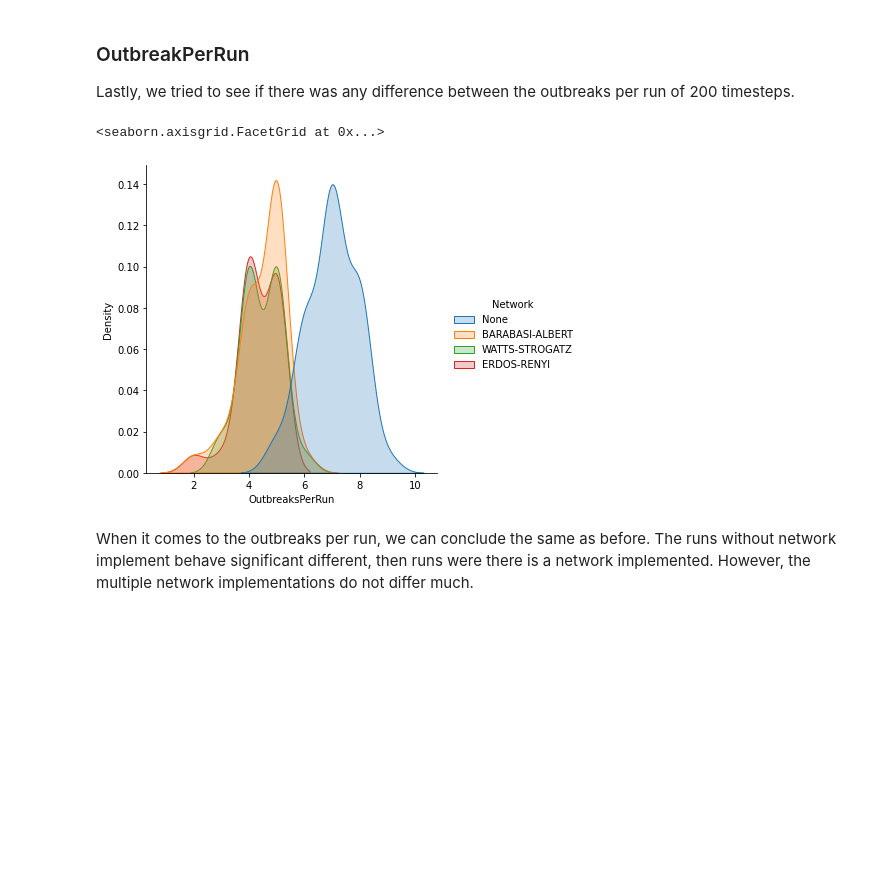
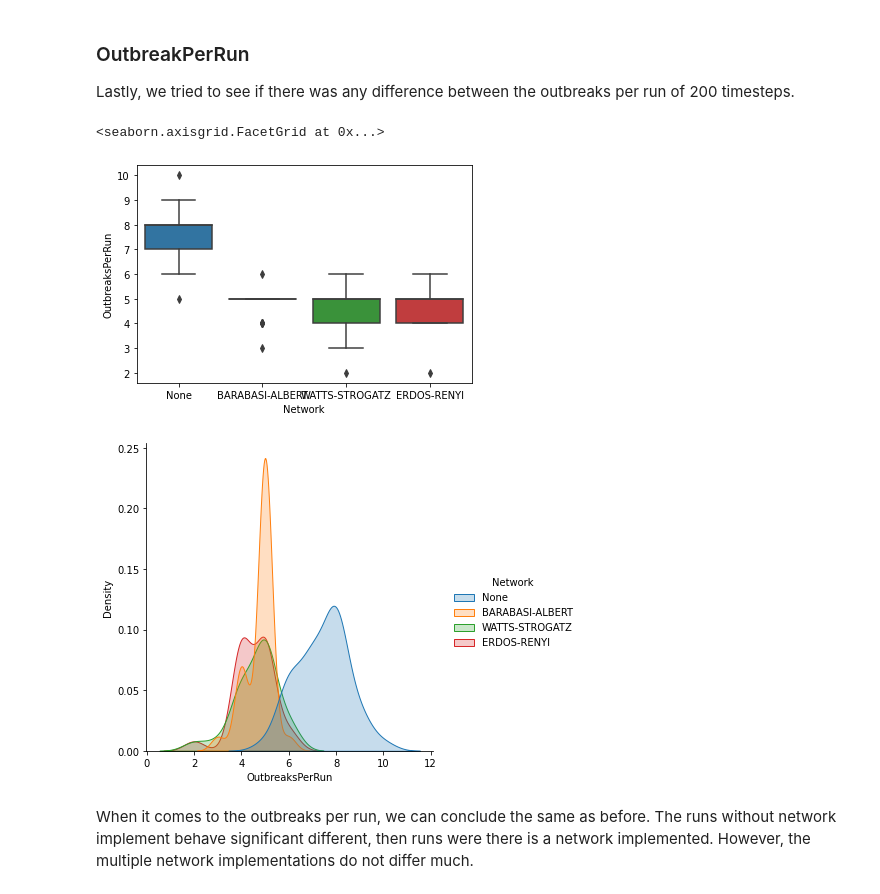
Before and after one commit to vdesgrange/agent_based_modelling, a Jupyter notebook: civil_violence/jupyter_notebook/statistic_analysis.ipynb, the cells around one changed output. Saved outputs shown, nothing was run; the diff lists cells and outputs as text; code cells hidden in the pictures; blank space fills up the shorter version.

```diff
--- a/civil_violence/jupyter_notebook/statistic_analysis.ipynb
+++ b/civil_violence/jupyter_notebook/statistic_analysis.ipynb
@@ -54,7 +54,7 @@ def create_df_list(keys, df):
 
 This method rearranges the data in a pandas dataframe. It returns three arrays: peak size, duration and amount of outbreaks per run.
 # %%
-def get_outbreaks(data, threshold=50):
+def get_outbreaks(data, threshold=25):
     """
     Calculates the outbreaks from the actives data.
 
@@ -261,9 +264,11 @@ A clear difference between the Barabasi-Albert network and the other two network
 
 Lastly, we tried to see if there was any difference between the outbreaks per run of 200 timesteps.
 # %%
+sns.boxplot(x='Network', y='OutbreaksPerRun', data=dfOutbreaks_exp1)
 sns.displot(dfOutbreaks_exp1, x='OutbreaksPerRun', hue='Network', fill=True, kind='kde')
 # %% [output]
 <seaborn.axisgrid.FacetGrid at 0x...>
-[figure, old version]
+[figure, new version]
+[figure, added]
 # %% [markdown]
 When it comes to the outbreaks per run, we can conclude the same as before. The runs without network implement behave significant different, then runs were there is a network implemented. However, the multiple network implementations do not differ much.
```
Also changed, not shown: parts of 25 cells of this notebook.
